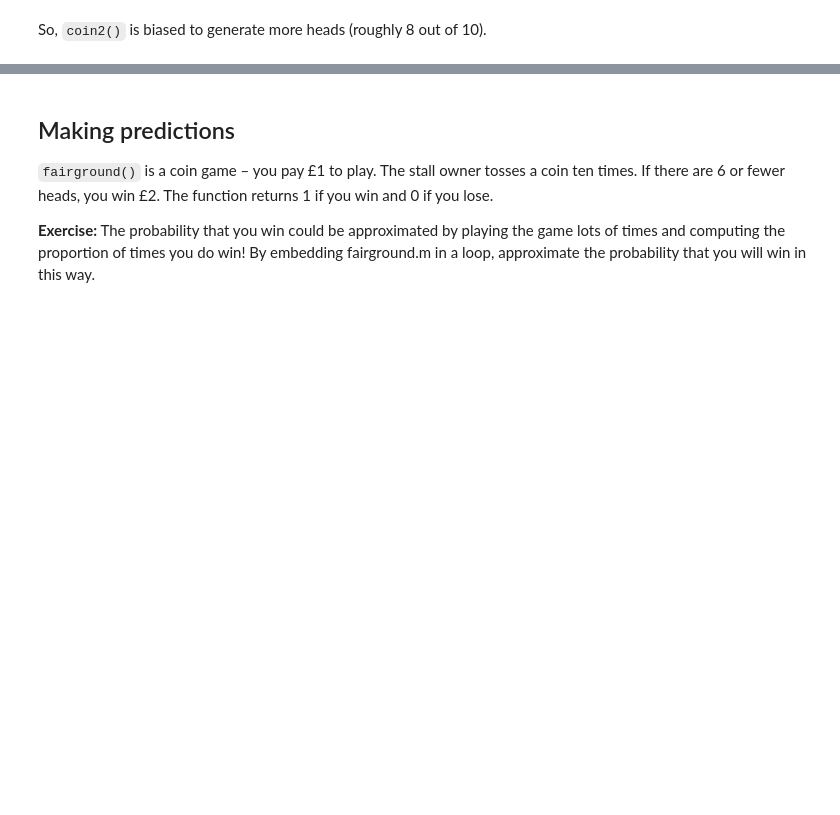
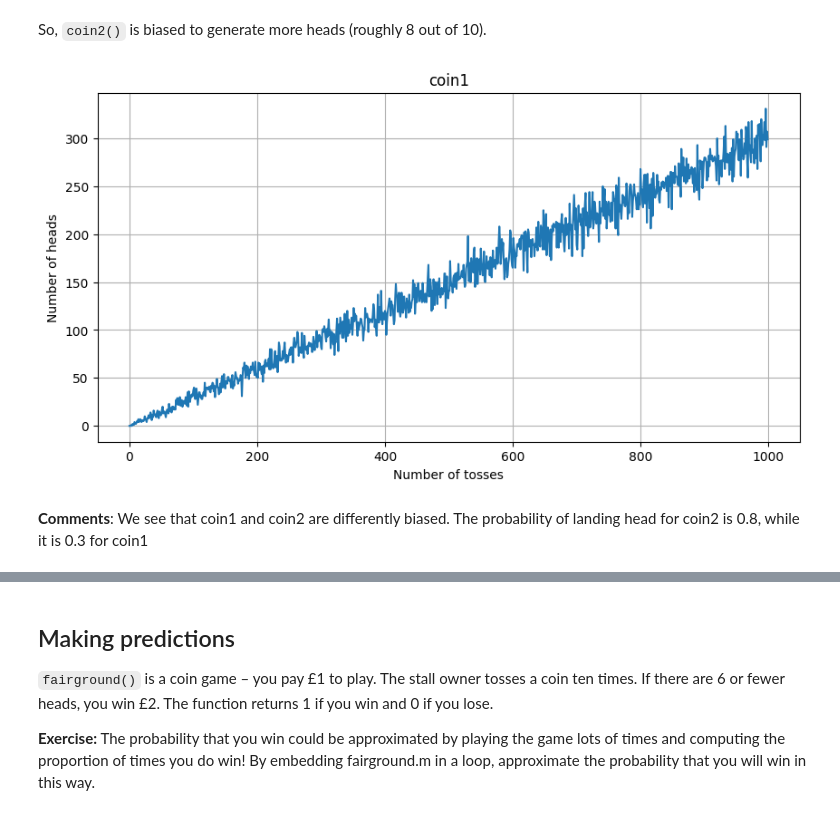
Before and after one commit to francdente/asi-labs, a Jupyter notebook: lab_week1-public/Coin_Toss_Experiment.ipynb, the cells around one changed output, grey strips where cells are left out. Drawn from its saved outputs; the diff is of its cells as text; code cells hidden in the pictures; blank space fills up the shorter version.

```diff
--- a/lab_week1-public/Coin_Toss_Experiment.ipynb
+++ b/lab_week1-public/Coin_Toss_Experiment.ipynb
@@ -65,5 +67,18 @@ plt.show()
 # %% [markdown]
 So, `coin2()` is biased to generate more heads (roughly 8 out of 10).
+# %%
+yN = [coin1(N) for N in range(1000)]
+plt.figure(figsize=(10,5))
+plt.plot(list(range(1000)), yN)
+plt.xlabel("Number of tosses")
+plt.ylabel("Number of heads")
+plt.title("coin1")
+plt.grid()
+plt.show()
+# %% [output]
+[figure, added]
+# %% [markdown]
+**Comments**: We see that coin1 and coin2 are differently biased. The probability of landing head for coin2 is 0.8, while it is 0.3 for coin1
 # %%
 N = 1000
 
```
Also changed, not shown: parts of 12 cells of this notebook, 1 other file.
